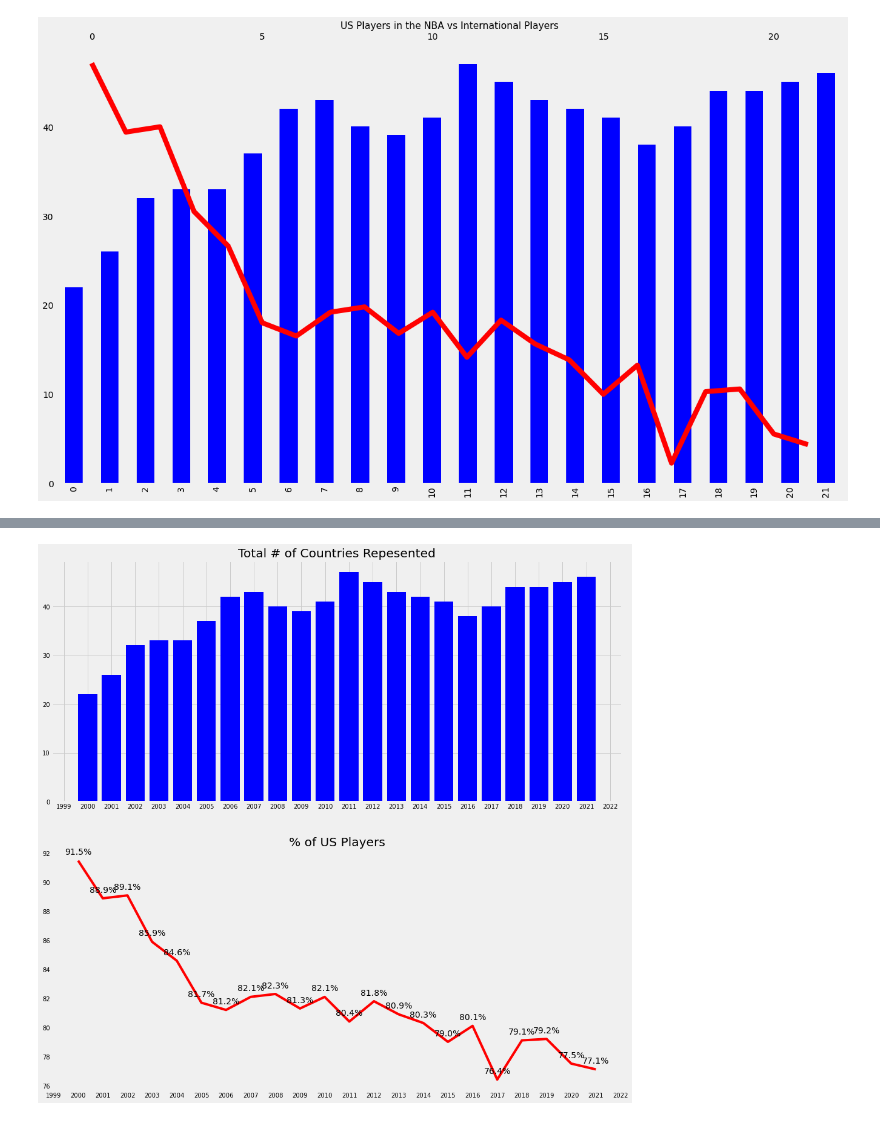
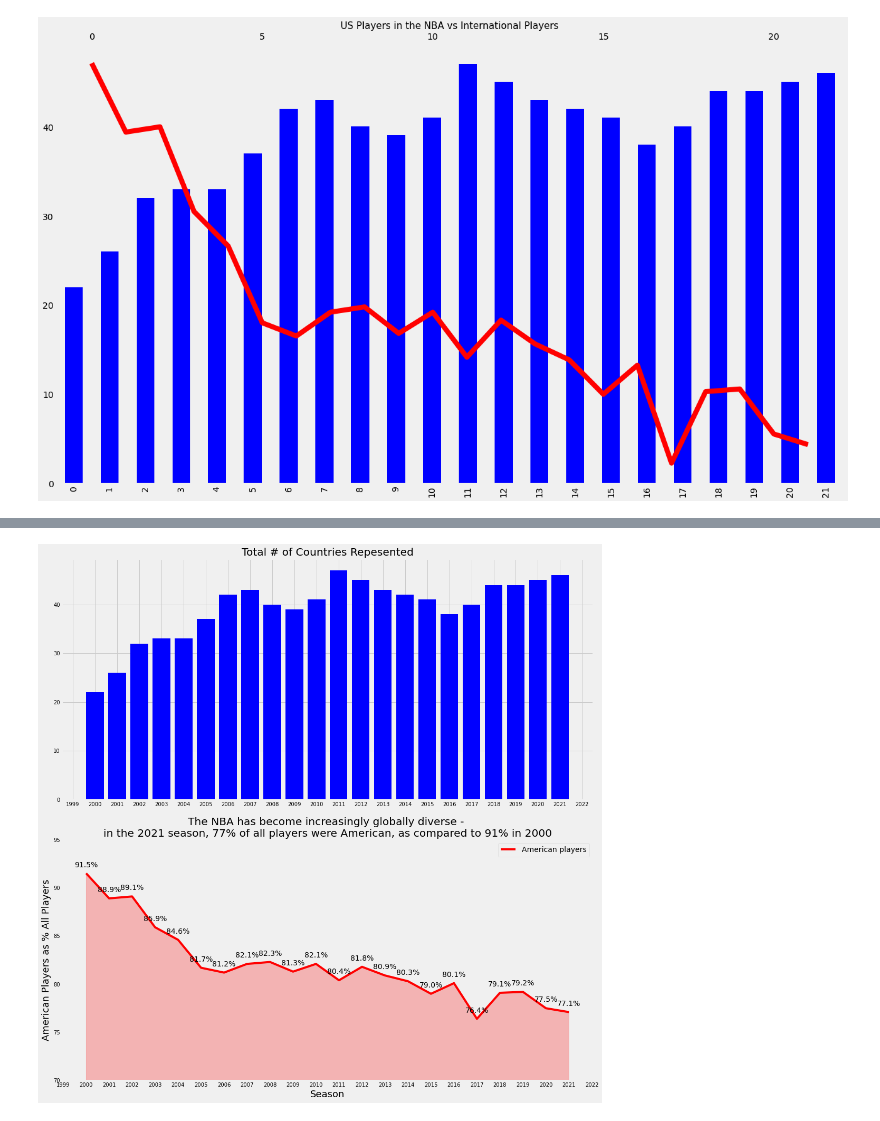
Before and after one commit to bme3412/Python, a Jupyter notebook: Projects/Basketball_reference/NBA_since_2000_Global.ipynb, the cells around one changed output, grey strips where cells are left out. Saved outputs shown, nothing was run; the diff lists cells and outputs as text; code cells hidden in the pictures.

```diff
--- a/Projects/Basketball_reference/NBA_since_2000_Global.ipynb
+++ b/Projects/Basketball_reference/NBA_since_2000_Global.ipynb
@@ -1591,36 +1592,43 @@ plt.show()
 fig, (ax1, ax2) = plt.subplots(2, figsize=(15,15))
 fig.subplots_adjust(hspace=0.2, wspace=0.3)
 
 # plot 1
 x = total_players['Season']
 y1 = total_players['# of Countries']
 y2 = total_players['% US']
 
 ax1.title.set_text('Total # of Countries Repesented')
-ax2.title.set_text('% of US Players')
+ax2.title.set_text('The NBA has become increasingly globally diverse - \nin the 2021 season, 77% of all players were American, as compared to 91% in 2000')
 ax1.bar(x, y1, color='blue')
-ax2.plot(x, y2, color='red')
+ax2.set_ylim([70, 95])
+ax2.plot(x, y2, color='red', label='American players')
+plt.xlabel('Season', fontsize=18)
+plt.ylabel('American Players as % All Players', fontsize=18)
+plt.fill_between(x,y2, alpha=0.25, color='red')
+plt.legend()
+plt.tight_layout()
+
 
 import matplotlib.ticker as plticker
 
 loc = plticker.MultipleLocator(base=1.0) # this locator puts ticks at regular intervals
 
 ax1.xaxis.set_major_locator(loc)
 ax2.xaxis.set_major_locator(loc)
 ax1.tick_params(axis='both', which='major', labelsize=10)
 ax2.tick_params(axis='both', which='major', labelsize=10)
 
 for x, y in zip(x, y2):
 
     label = "{:.1f}%".format(y)
 
     plt.annotate(label, (x,y), textcoords="offset points",
-                xytext=(0,10),
+                xytext=(0,12),
                 ha='center')
 
 plt.grid(False)
 plt.show()
 # %% [output]
-[figure, old version]
+[figure, new version]
 # %%
 global_df_count.groupby(['Season', 'NATIONALITY']).sum().unstack().plot(kind='bar', stacked=True, legend=False,figsize=(15,15))
```
Also changed, not shown: parts of 4 cells of this notebook.
